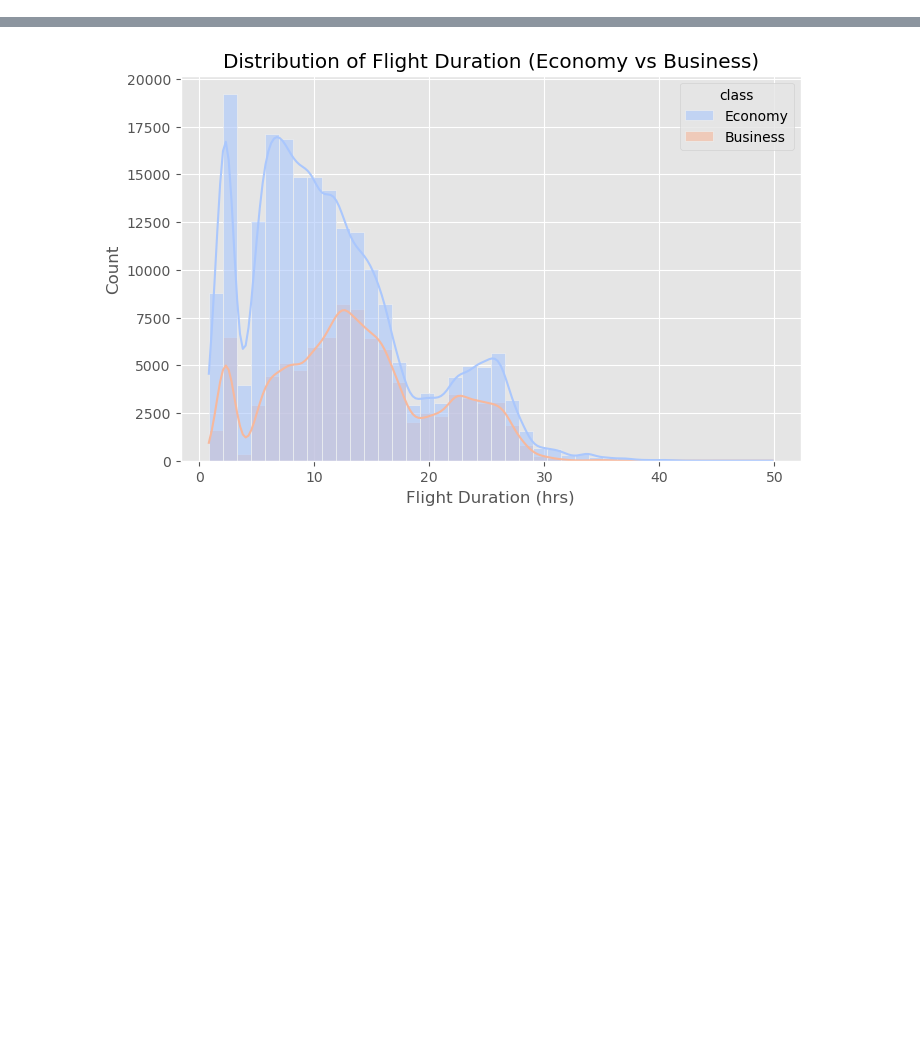
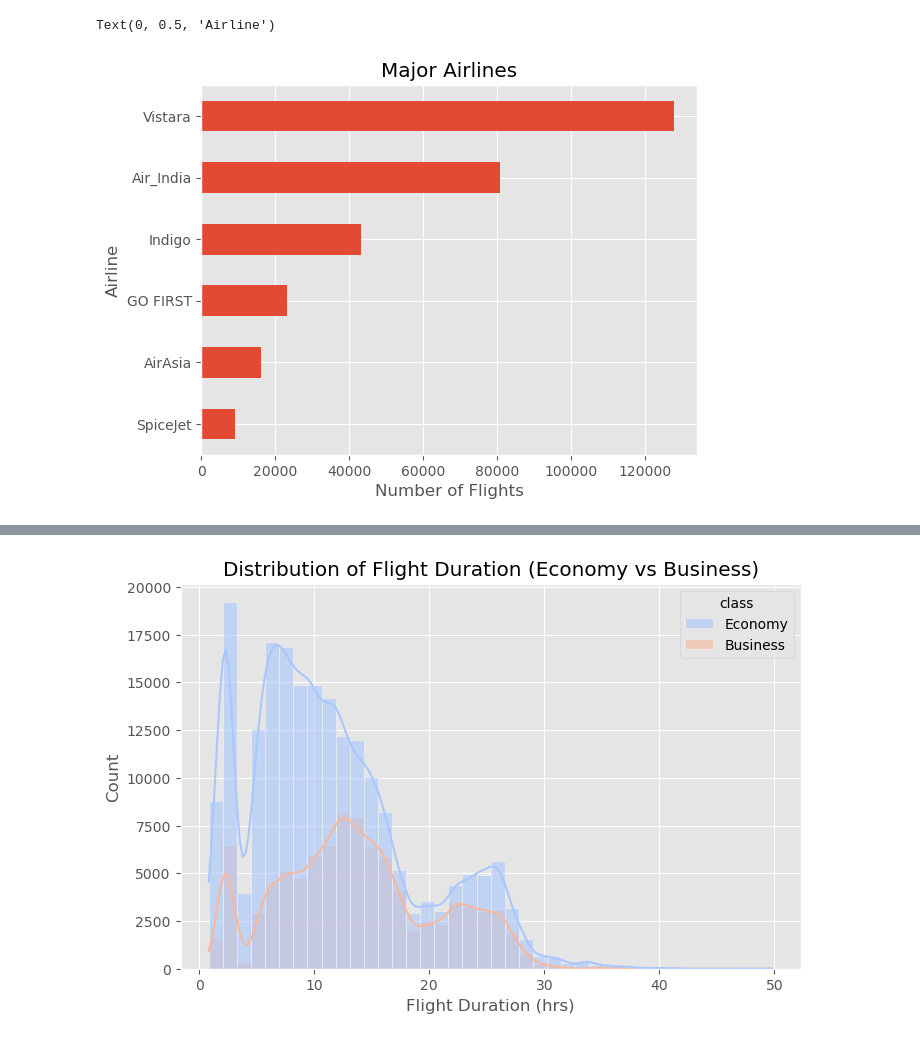
Before and after one commit to vatsal-afk/automobile-eda, a Jupyter notebook: notebooks/univariate_analysis.ipynb, the cells around one changed output, grey strips where cells are left out. Saved outputs shown, nothing was run; the diff lists cells and outputs as text; code cells hidden in the pictures; blank space fills up the shorter version.

```diff
--- a/notebooks/univariate_analysis.ipynb
+++ b/notebooks/univariate_analysis.ipynb
@@ -30,0 +67,10 @@ df
+# %%
+ax = df['airline'].value_counts(ascending=True) \
+                  .plot(kind = 'barh',
+                        title = 'Major Airlines')
+
+ax.set_xlabel('Number of Flights')
+ax.set_ylabel('Airline')
+# %% [output]
+Text(0, 0.5, 'Airline')
+[figure, added]
```
Also changed, not shown: parts of 8 cells of this notebook.
